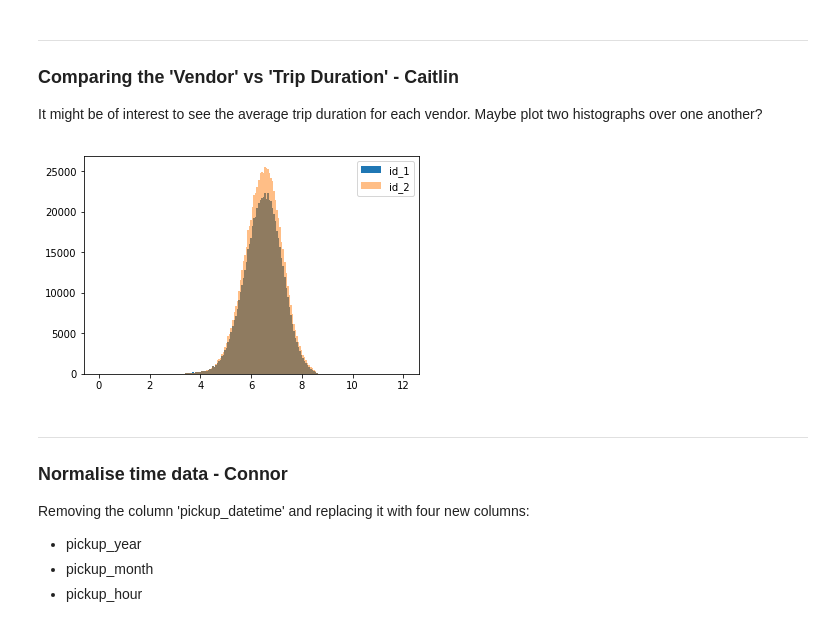
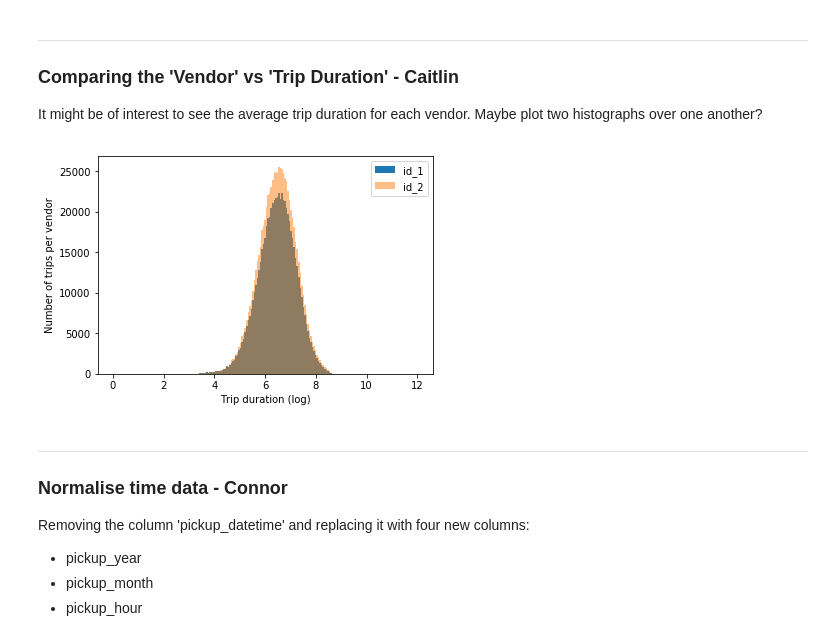
Before and after one commit to Xethagona/Taxi-Coursework, a Jupyter notebook: NYTD.ipynb, the cells around one changed output. Cells and saved outputs as stored; diff of their text form; code cells hidden in the pictures.

```diff
--- a/NYTD.ipynb
+++ b/NYTD.ipynb
@@ -313,18 +313,21 @@ It might be of interest to see the average trip duration for each vendor. Maybe
 # %%
 #CODE
 id_1 = train.copy()
 id_1 = id_1.drop(id_1[id_1.vendor_id == 2].index)
 id_2 = train.copy()
 id_2 = id_2.drop(id_2[id_2.vendor_id == 1].index)
 
 bins = np.linspace(0, 12, 200)
 
 plt.hist(np.log(id_1['trip_duration']), bins, label='id_1')
 plt.hist(np.log(id_2['trip_duration']), bins,alpha=0.5, label='id_2')
 plt.legend(loc='upper right')
+plt.xlabel('Trip duration (log)')
+plt.ylabel('Number of trips per vendor')
+#plt.savefig('fig_1')
 plt.show()
 # %% [output]
-[figure, old version]
+[figure, new version]
 # %% [markdown]
 <hr style="height: 1.0px;"/>
 
```
Also changed, not shown: parts of 11 cells of this notebook, 4 other files.
